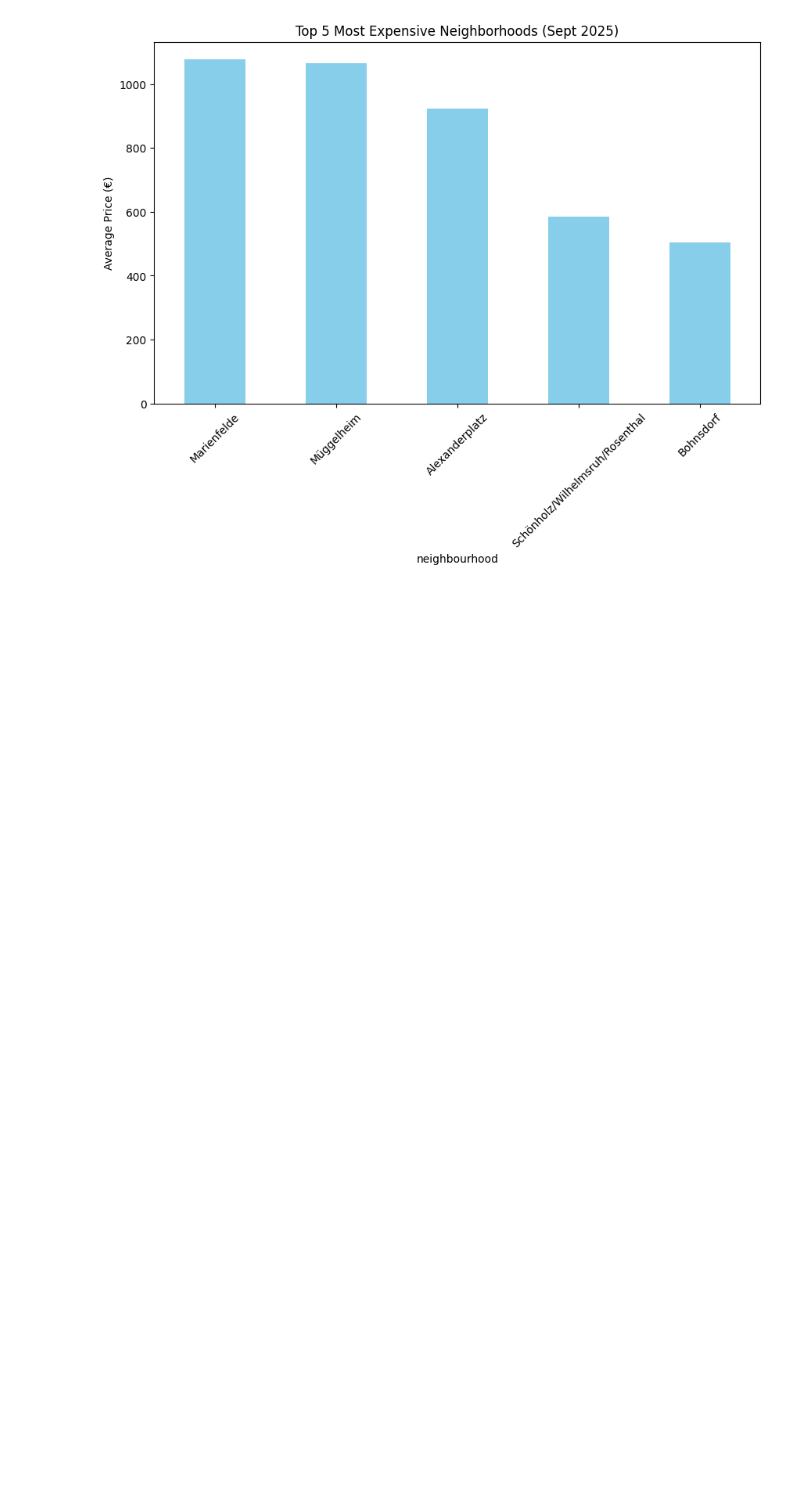
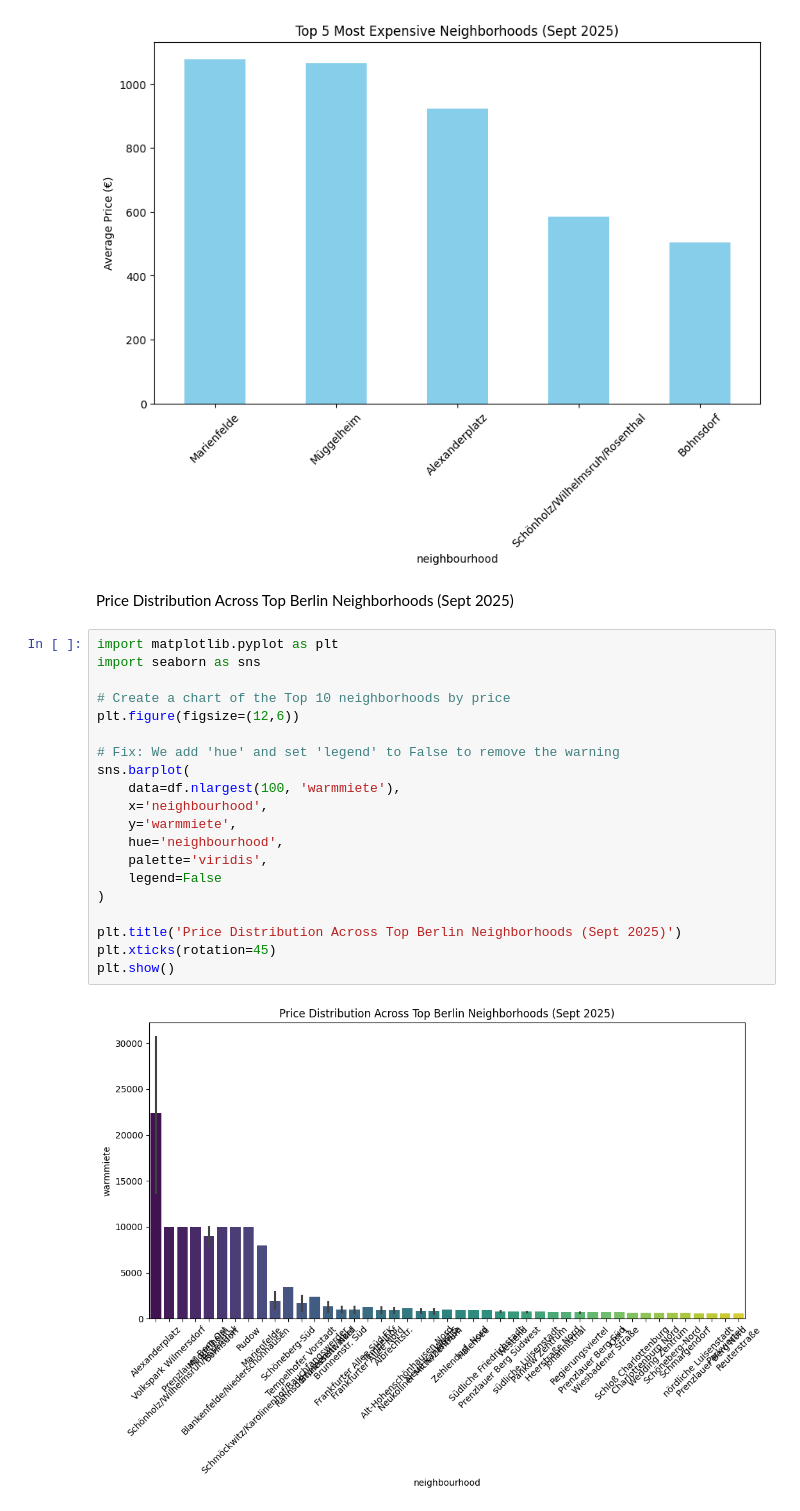
Before and after one commit to Stanitaa/Berlin-Airbnb-Market-Analysis, a Jupyter notebook: berlin-airbnb-analysis-sept-2025.ipynb, the cells around one changed output. Drawn from its saved outputs; the diff is of its cells as text; blank space fills up the shorter version.

```diff
--- a/berlin-airbnb-analysis-sept-2025.ipynb
+++ b/berlin-airbnb-analysis-sept-2025.ipynb
@@ -104,3 +136,27 @@ plt.xticks(rotation=45)
 plt.show()
 # %% [output]
 [figure]
+# %% [markdown]
+Price Distribution Across Top Berlin Neighborhoods (Sept 2025)
+# %%
+import matplotlib.pyplot as plt
+import seaborn as sns
+
+# Create a chart of the Top 10 neighborhoods by price
+plt.figure(figsize=(12,6))
+
+# Fix: We add 'hue' and set 'legend' to False to remove the warning
+sns.barplot(
+    data=df.nlargest(100, 'warmmiete'),
+    x='neighbourhood',
+    y='warmmiete',
+    hue='neighbourhood',
+    palette='viridis',
+    legend=False
+)
+
+plt.title('Price Distribution Across Top Berlin Neighborhoods (Sept 2025)')
+plt.xticks(rotation=45)
+plt.show()
+# %% [output]
+[figure, added]
```
Also changed, not shown: parts of 12 cells of this notebook.
